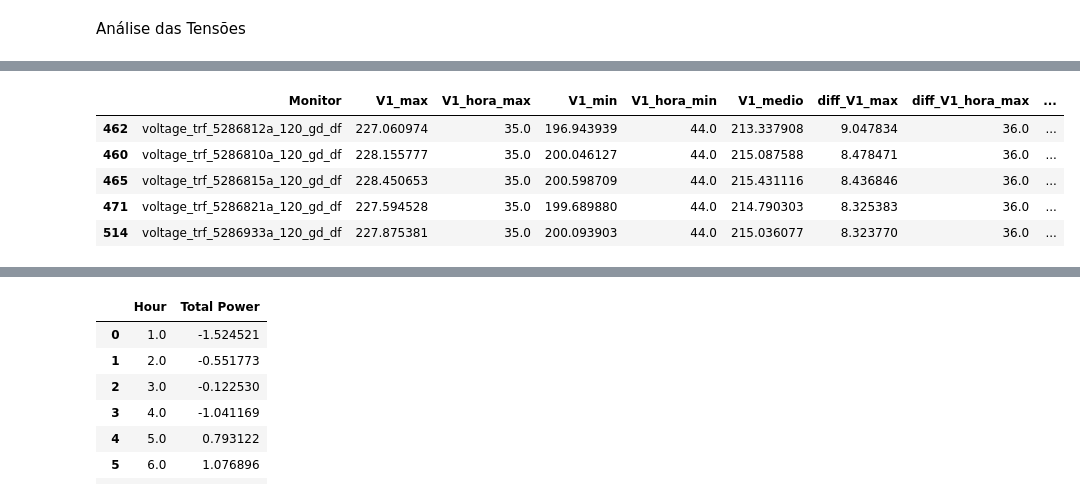
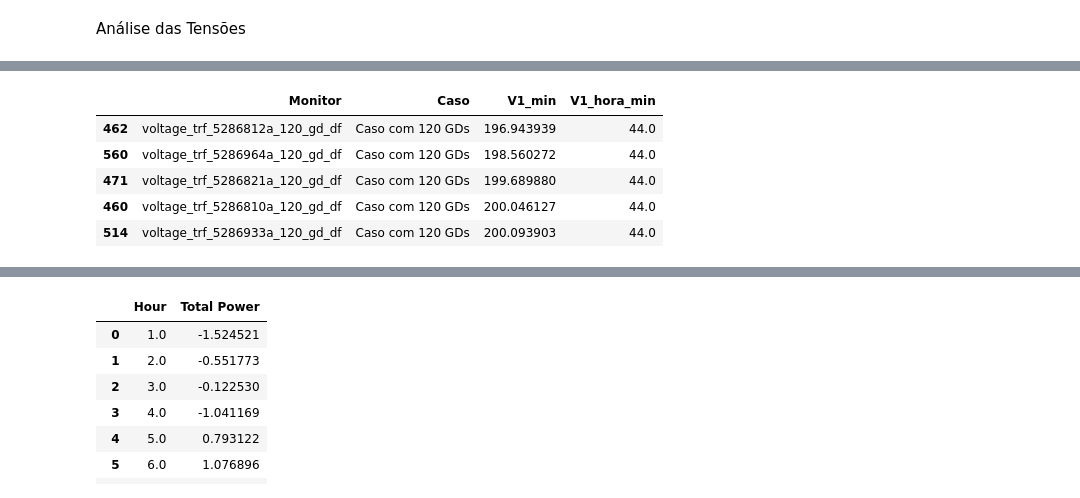
Before and after one commit to Ivanictor/CLAGTEE-CBA, a Jupyter notebook: main.ipynb, the cells around one changed output, grey strips where cells are left out. Saved outputs shown, nothing was run; the diff lists cells and outputs as text; code cells hidden in the pictures.

```diff
--- a/main.ipynb
+++ b/main.ipynb
@@ -142 +159,8 @@ Index(['Hour', 'sec', ' V1', ' VAngle1', ' V2', ' VAngle2', ' V3', ' VAngle3',
+# %%
+del list
+with open("Dataframes.txt", "w", encoding="utf-8") as f:
+    nomes = list(dfs_monitor_pf.keys())
+
+    for nome in nomes:
+        f.write(nome + "\n")
 # %% [markdown]
@@ -253,6 +308,8 @@ Version 11.0.0.1 (64-bit build) - Charlottesville; License Status: Open
 # %% [markdown]
 Análise das Tensões
 # %%
+import re
+
 monitor_names = dss.monitors.names
 cases = ["base", "60_gd", "60_gd_30_bess", "120_gd", "120_gd_60_bess"]
 voltages = ["V1", "V2", "V3"]
@@ -283,7 +340,7 @@ for nome, df in dfs_voltage.items():
 
     linha = {"Monitor": nome}
 
-    df = df.query("Hour > 23")
+    df = df.query("Hour > 24")
 
     if df.empty:
         continue
@@ -293,6 +350,12 @@ for nome, df in dfs_voltage.items():
         if f" {v}" not in df.columns:
             continue
 
+        if "voltage_feeder" in nome:
+            match = re.search(r"voltage_feeder_(.*?)_df$", nome)
+        else:
+            match = re.search(r"voltage_trf_.*?_(.*?)_df$", nome)
+
+        linha["Caso"] = titles[match.group(1)]
         linha[f"{v}_max"] = df[f" {v}"].max()
         linha[f"{v}_hora_max"] = df.loc[df[f" {v}"].idxmax(), "Hour"]
         linha[f"{v}_min"] = df[f" {v}"].min()
@@ -309,27 +372,71 @@ for nome, df in dfs_voltage.items():
 
 df_stats = pd.DataFrame(estatisticas)
 
+#### Query Caso ###
+
+df_stats = df_stats.query("Caso == 'Caso com 120 GDs'")
+
+#Restrições estatísticas
+df_stats_bt = df_stats.query("V1_max < 1000")
+df_stats_bt = df_stats.query("V2_max < 1000")
+
+df_stats = df_stats.query("V2_min > 1")
+
+
+#Níveis Mínimos
+print("\n Níveis mínimos de tensão V1\n")
+df_stats = df_stats.sort_values(by='V1_min', ascending=True)
+display(df_stats[["Monitor", "Caso", "V1_min", "V1_hora_min"]].head(5))
+
+print("\n Níveis mínimos de tensão V2\n")
+df_stats = df_stats.sort_values(by='V2_min', ascending=True)
+display(df_stats[["Monitor", "Caso", "V2_min", "V2_hora_min"]].head(5))
+
+print("\n Níveis mínimos de tensão V3\n")
+df_stats = df_stats.sort_values(by='V3_min', ascending=True)
+display(df_stats[["Monitor", "Caso", "V3_min", "V3_hora_min"]].head(5))
+
+#Níveis Máximos
+
+print("\n Maiores valores de tensão V1\n")
+df_stats_bt = df_stats_bt.sort_values(by='V1_max', ascending=False)
+display(df_stats_bt[["Monitor", "Caso", "V1_max", "V1_hora_max"]].head(5))
+
+print("\n Maiores valores de tensão V2\n")
+display(df_stats_bt[["Monitor", "Caso", "V2_max", "V2_hora_max"]].sort_values(by='V2_max', ascending=False).head(5))
+
+print("\n Maiores valores de tensão V3\n")
+df_stats_bt = df_stats_bt.sort_values(by='V3_max', ascending=False)
+display(df_stats_bt[["Monitor", "Caso", "V3_max", "V3_hora_max"]].head(5))
+
+#Elevação Percentual
+
 print("\n Maiores elevações percentuais V1\n")
 df_stats = df_stats.sort_values(by='diff_V1_max', ascending=False)
-display(df_stats.head(5))
-
-print("\n Maiores valores de tensão V1\n")
-df_stats_bt = df_stats.query("V1_max < 1000")
-display(df_stats_bt.sort_values(by='V1_max', ascending=False).head(5))
+display(df_stats[["Monitor", "Caso", "diff_V1_max", "diff_V1_hora_max"]].head(5))
 
 print("\n Maiores elevações percentuais V2\n")
 df_stats = df_stats.sort_values(by='diff_V2_max', ascending=False)
-display(df_stats[["diff_V2_max", "diff_V2_hora_max"]].head(5))
+display(df_stats[["Monitor", "Caso", "diff_V2_max", "diff_V2_hora_max"]].head(5))
 
-print("\n Maiores valores de tensão V2\n")
-display(df_stats_bt[["V2_max", "V2_hora_max"]].sort_values(by='V2_max', ascending=False).head(5))
 
 print("\n Maiores elevações percentuais V3\n")
 df_stats = df_stats.sort_values(by='diff_V3_max', ascending=False)
-display(df_stats.head(5))
+display(df_stats[["Monitor", "Caso", "diff_V3_max", "diff_V3_hora_max"]].head(5))
 
-print("\n Maiores valores de tensão V3\n")
-display(df_stats_bt.sort_values(by='V3_max', ascending=False).head(5))
+#Valores Médios
+df_stats = df_stats.query("V1_medio < 1000")
+media_global_v1 = df_stats["V1_medio"].mean()
+media_global_v2 = df_stats["V2_medio"].mean()
+media_global_v3 = df_stats["V3_medio"].mean()
+
+print(f"\n Nível médio de tensão V1: {media_global_v1}\n")
+
+
+print(f"\n Nível médio de tensão V2: {media_global_v2}\n")
+
+
+print(f"\n Nível médio de tensão V3: {media_global_v3}\n")
 
 
 #display(dfs_voltage["voltage_trf_5286812a_120_gd_60_bess_df"])
@@ -339,6 +446,6 @@ display(df_stats_bt.sort_values(by='V3_max', ascending=False).head(5))
-|  | Monitor | V1_max | V1_hora_max | V1_min | V1_hora_min | V1_medio | diff_V1_max | diff_V1_hora_max | ... |
-| 462 | voltage_trf_5286812a_120_gd_df | 227.060974 | 35.0 | 196.943939 | 44.0 | 213.337908 | 9.047834 | 36.0 | ... |
-| 460 | voltage_trf_5286810a_120_gd_df | 228.155777 | 35.0 | 200.046127 | 44.0 | 215.087588 | 8.478471 | 36.0 | ... |
-| 465 | voltage_trf_5286815a_120_gd_df | 228.450653 | 35.0 | 200.598709 | 44.0 | 215.431116 | 8.436846 | 36.0 | ... |
-| 471 | voltage_trf_5286821a_120_gd_df | 227.594528 | 35.0 | 199.689880 | 44.0 | 214.790303 | 8.325383 | 36.0 | ... |
-| 514 | voltage_trf_5286933a_120_gd_df | 227.875381 | 35.0 | 200.093903 | 44.0 | 215.036077 | 8.323770 | 36.0 | ... |
+|  | Monitor | Caso | V1_min | V1_hora_min |
+| 462 | voltage_trf_5286812a_120_gd_df | Caso com 120 GDs | 196.943939 | 44.0 |
+| 560 | voltage_trf_5286964a_120_gd_df | Caso com 120 GDs | 198.560272 | 44.0 |
+| 471 | voltage_trf_5286821a_120_gd_df | Caso com 120 GDs | 199.689880 | 44.0 |
+| 460 | voltage_trf_5286810a_120_gd_df | Caso com 120 GDs | 200.046127 | 44.0 |
+| 514 | voltage_trf_5286933a_120_gd_df | Caso com 120 GDs | 200.093903 | 44.0 |
```
Also changed, not shown: parts of 9 cells of this notebook, 6 other files.
